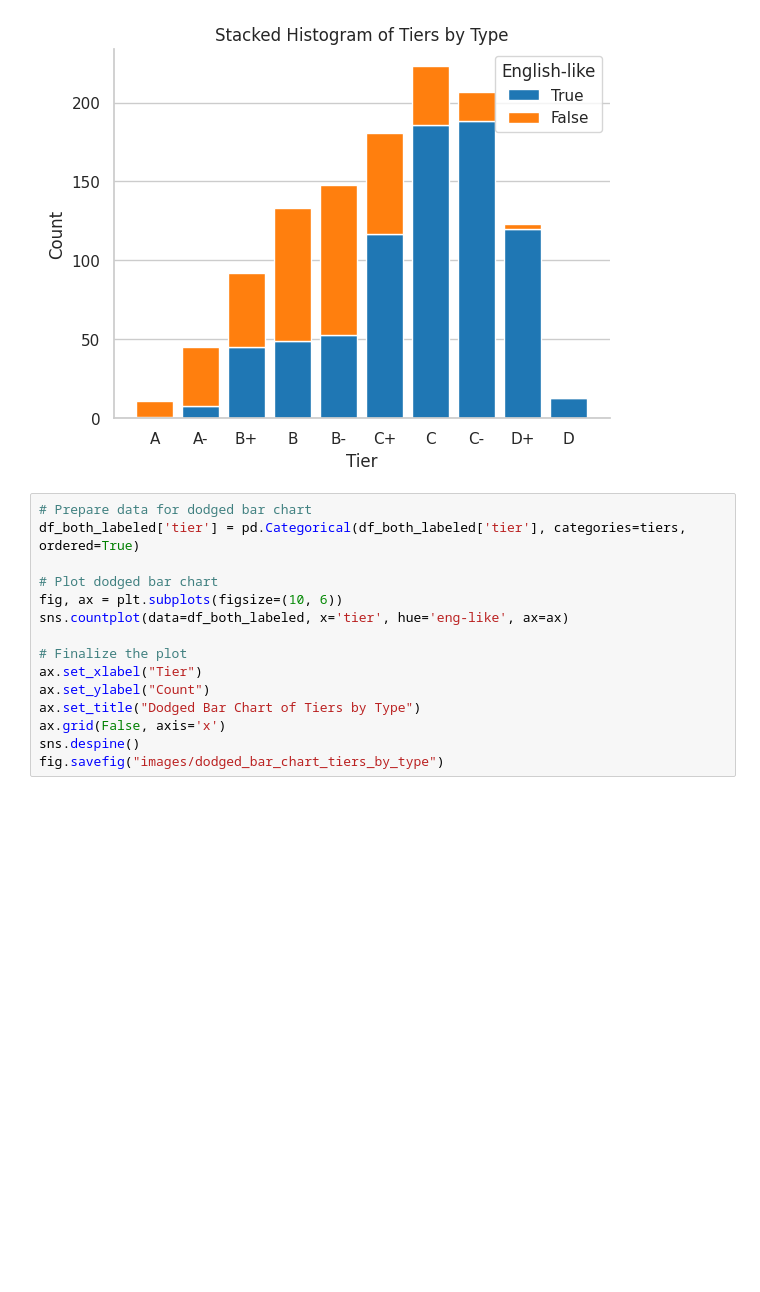
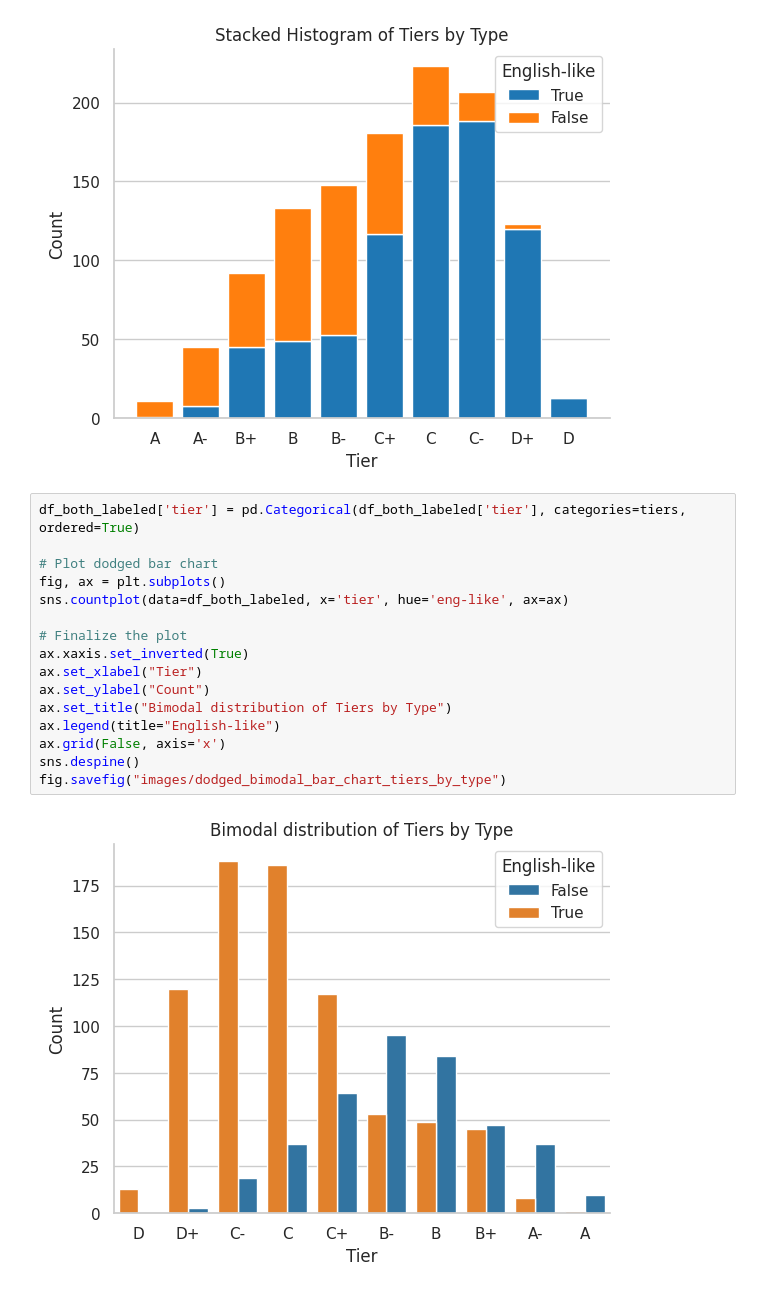
Before and after one commit to Nate-Sheibley/favorite_letters, a Jupyter notebook: favorite_letters.ipynb, the cells around one changed output. Drawn from its saved outputs; the diff is of its cells as text; blank space fills up the shorter version.

```diff
--- a/favorite_letters.ipynb
+++ b/favorite_letters.ipynb
@@ -937,17 +902,20 @@ fig.savefig("images/stacked_histogram_tiers_by_type")
 # %% [output]
 [figure]
 # %%
-# Prepare data for dodged bar chart
 df_both_labeled['tier'] = pd.Categorical(df_both_labeled['tier'], categories=tiers, ordered=True)
 
 # Plot dodged bar chart
-fig, ax = plt.subplots(figsize=(10, 6))
+fig, ax = plt.subplots()
 sns.countplot(data=df_both_labeled, x='tier', hue='eng-like', ax=ax)
 
 # Finalize the plot
+ax.xaxis.set_inverted(True)
 ax.set_xlabel("Tier")
 ax.set_ylabel("Count")
-ax.set_title("Dodged Bar Chart of Tiers by Type")
+ax.set_title("Bimodal distribution of Tiers by Type")
+ax.legend(title="English-like")
 ax.grid(False, axis='x')
 sns.despine()
-fig.savefig("images/dodged_bar_chart_tiers_by_type")
+fig.savefig("images/dodged_bimodal_bar_chart_tiers_by_type")
+# %% [output]
+[figure, added]
```
Also changed, not shown: parts of 7 cells of this notebook.
